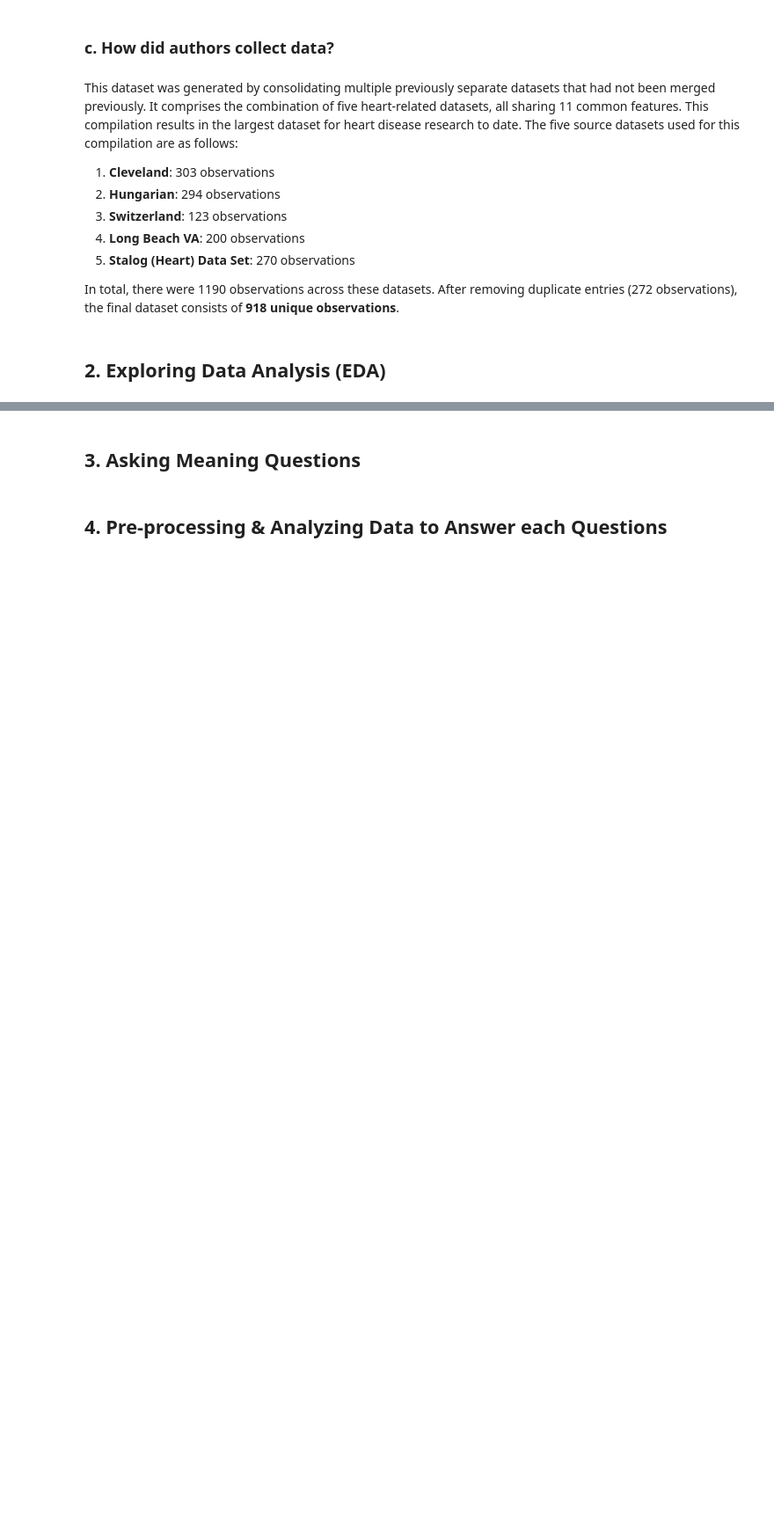
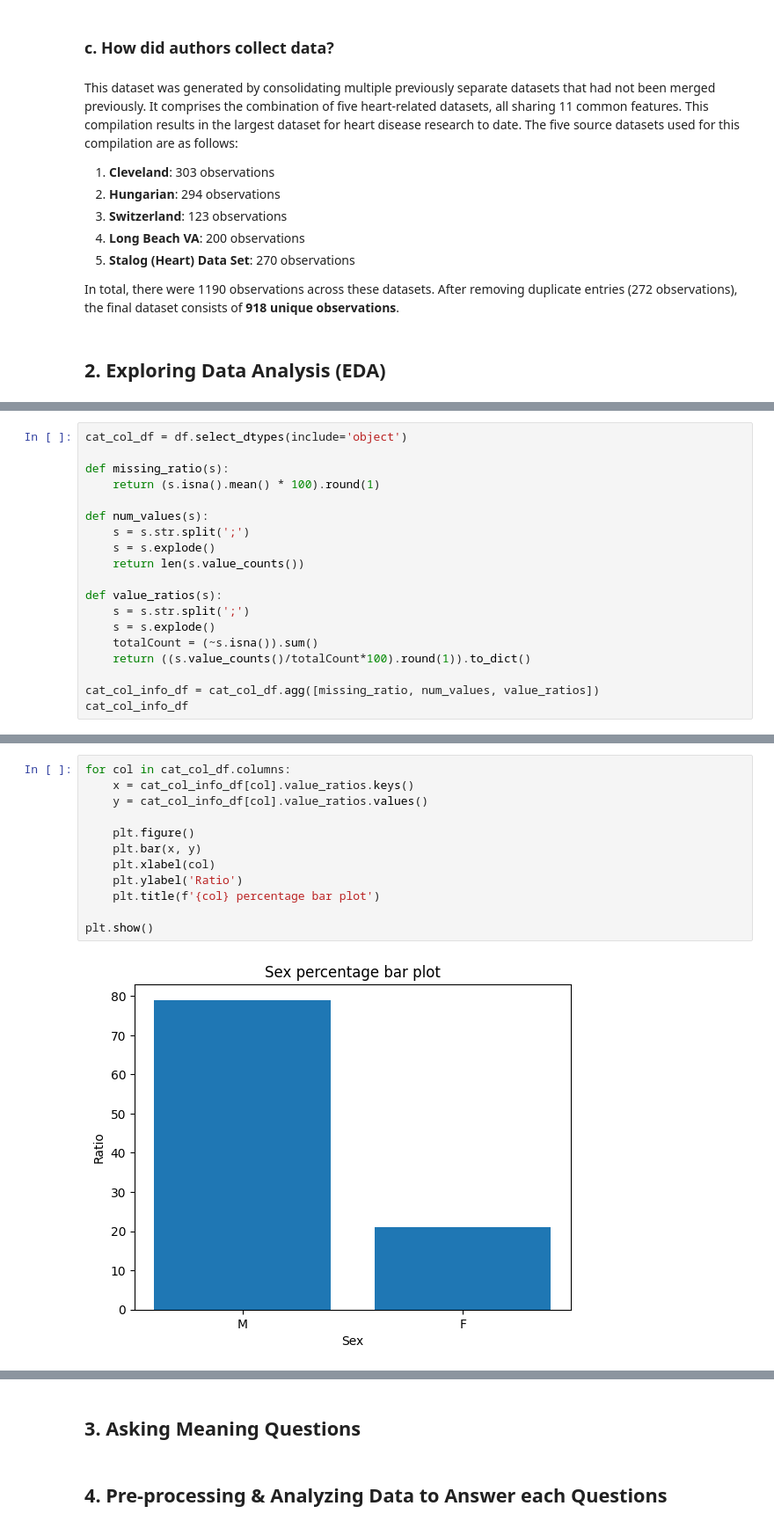
Before and after one commit to Deadinside-at-HCMUS/CSC17104-project, a Jupyter notebook: Notebook.ipynb, the cells around one changed output, grey strips where cells are left out. Shown: that part at 88% size. Cells and saved outputs as stored; diff of their text form; blank space fills up the shorter version.

```diff
--- a/Notebook.ipynb
+++ b/Notebook.ipynb
@@ -68,0 +239,19 @@ In total, there were 1190 observations across these datasets. After removing dup
+# %%
+cat_col_df = df.select_dtypes(include='object')
+
+def missing_ratio(s):
+    return (s.isna().mean() * 100).round(1)
+
+def num_values(s):
+    s = s.str.split(';')
+    s = s.explode()
+    return len(s.value_counts())
+
+def value_ratios(s):
+    s = s.str.split(';')
+    s = s.explode()
+    totalCount = (~s.isna()).sum()
+    return ((s.value_counts()/totalCount*100).round(1)).to_dict()
+
+cat_col_info_df = cat_col_df.agg([missing_ratio, num_values, value_ratios])
+cat_col_info_df
@@ -68,0 +263,14 @@ In total, there were 1190 observations across these datasets. After removing dup
+# %%
+for col in cat_col_df.columns:
+    x = cat_col_info_df[col].value_ratios.keys()
+    y = cat_col_info_df[col].value_ratios.values()
+
+    plt.figure()
+    plt.bar(x, y)
+    plt.xlabel(col)
+    plt.ylabel('Ratio')
+    plt.title(f'{col} percentage bar plot')
+
+plt.show()
+# %% [output]
+[figure, added]
```
Also changed, not shown: parts of 26 cells of this notebook, 1 other file.
